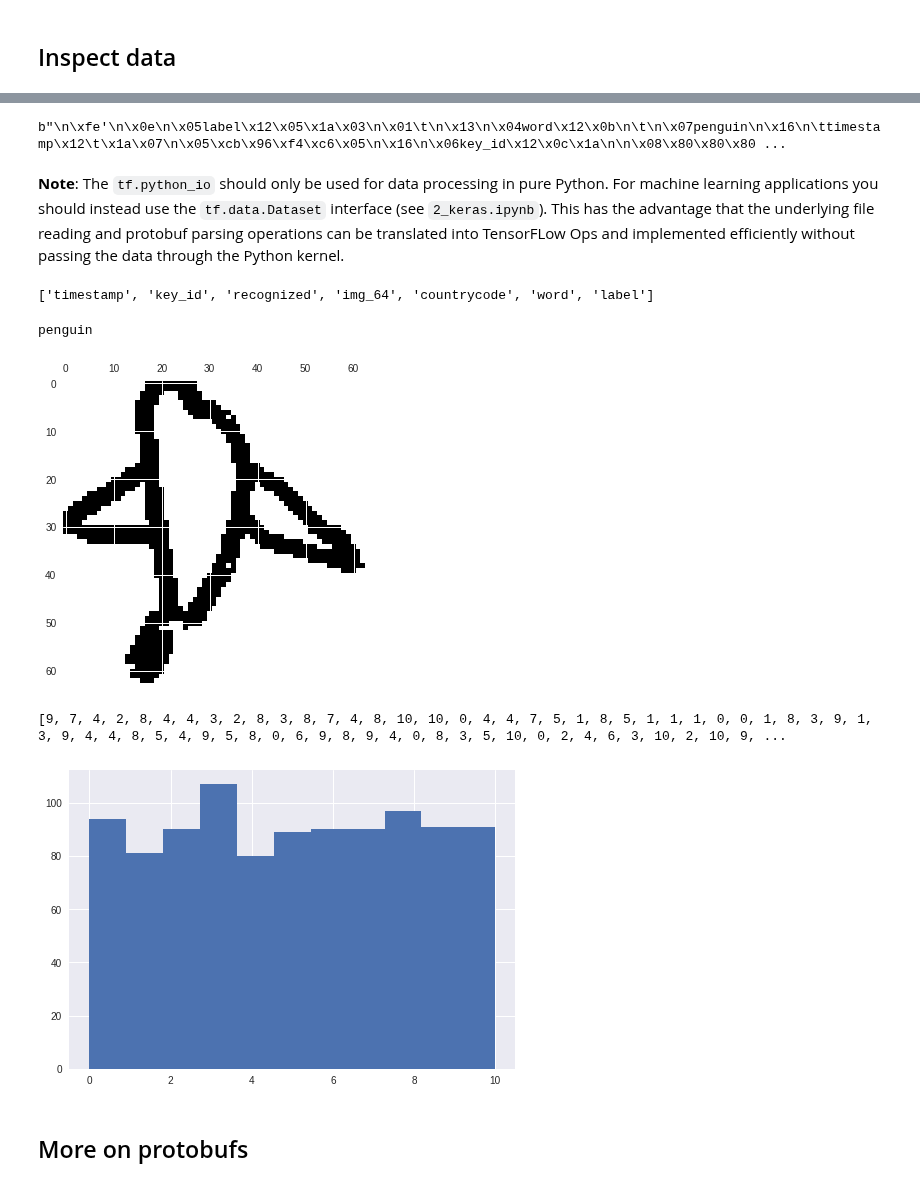
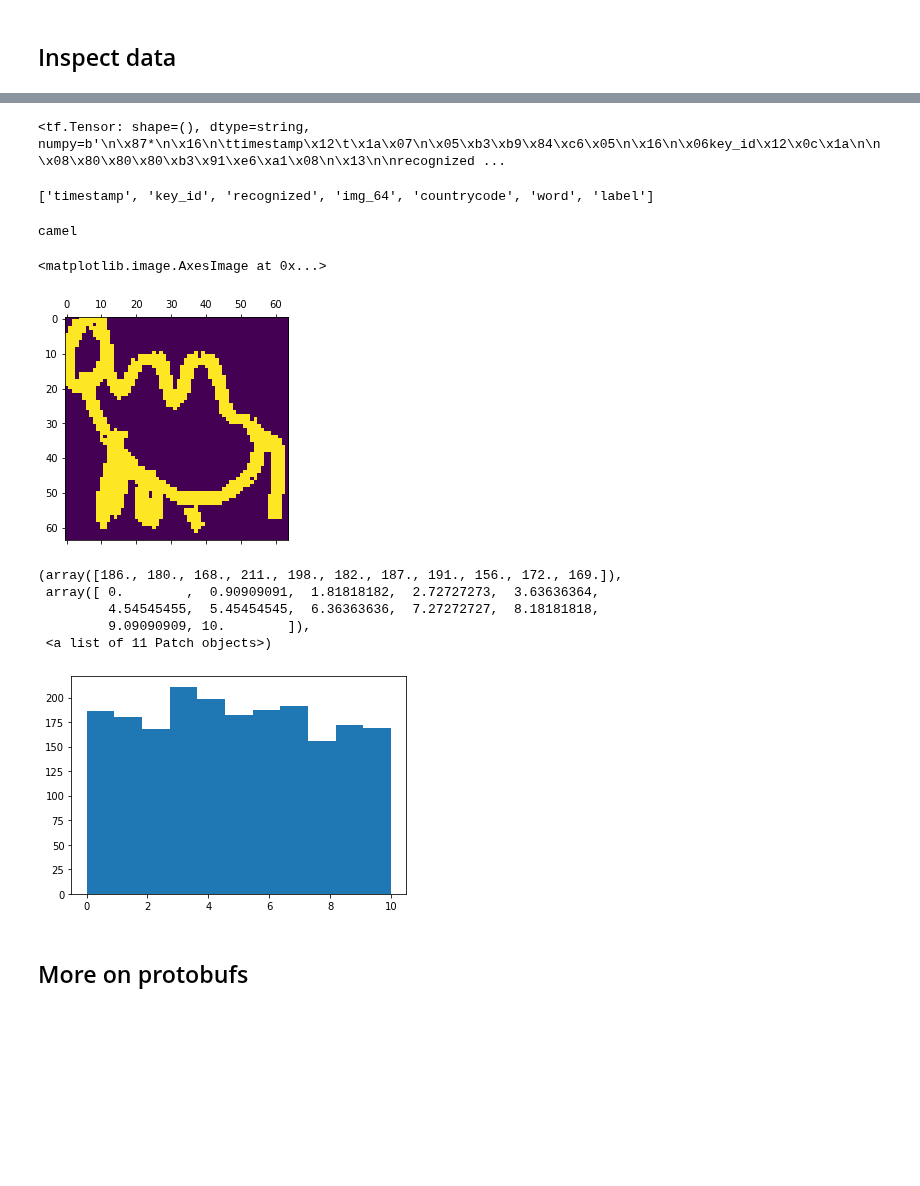
Before and after one commit to tensorflow/workshops, a Jupyter notebook: extras/amld/notebooks/solutions/1_data.ipynb, the cells around one changed output, grey strips where cells are left out. Cells and saved outputs as stored; diff of their text form; code cells hidden in the pictures; blank space fills up the shorter version.

Commit message:
Bumps extras/amld workshop content to TensorFlow 2
Other changes:
- updates slides accordingly
- use Python 3.6
- adds working TPU sections
- improves cloud commands
- many small changes

```diff
--- a/extras/amld/notebooks/solutions/1_data.ipynb
+++ b/extras/amld/notebooks/solutions/1_data.ipynb
@@ -785,21 +831,18 @@ total 2.9G
 # Let's look at a single file of the sharded dataset.
 tf_record_path = '{}/{}_img/eval-00000-of-00010'.format(data_path, dataset_name)
 # YOUR ACTION REQUIRED:
-# Use tf.python_io.tf_record_iterator() to read a single record from the file
-# an assign it to the variable "record".
-# What datatype has this record?
+# Use tf.data.TFRecordDataset() to read a single record from the file and assign
+# it to the variable `record`.
+# What data type has this record?
 #record = ...
 #record
 #--snip
-for record in tf.python_io.tf_record_iterator(tf_record_path):
+for record in tf.data.TFRecordDataset(tf_record_path):
   break
-# Efficient binary encoding of the protocol buffer.
+# The record is a string Tensor that encodes the serialized protocol buffer.
 record
 # %% [output]
-b"\n\xfe'\n\x0e\n\x05label\x12\x05\x1a\x03\n\x01\t\n\x13\n\x04word\x12\x0b\n\t\n\x07penguin\n\x16\n\ttimestamp\x12\t\x1a\x07\n\x05\xcb\x96\xf4\xc6\x05\n\x16\n\x06key_id\x12\x0c\x1a\n\n\x08\x80\x80\x80 ...
+<tf.Tensor: shape=(), dtype=string, numpy=b'\n\x87*\n\x16\n\ttimestamp\x12\t\x1a\x07\n\x05\xb3\xb9\x84\xc6\x05\n\x16\n\x06key_id\x12\x0c\x1a\n\n\x08\x80\x80\x80\xb3\x91\xe6\xa1\x08\n\x13\n\nrecognized ...
-# %% [markdown]
-**Note**:
-The `tf.python_io` should only be used for data processing in pure  Python. For machine learning applications you should instead use the `tf.data.Dataset` interface (see `2_keras.ipynb`). This has the advantage that the underlying file reading and protobuf parsing operations can be translated into TensorFLow Ops and implemented efficiently without passing the data through the Python kernel.
 # %%
 # Check out the features. They should correspond to what we generated in
 # make_example_img() above.
@@ -817,25 +861,30 @@ img_64 = example.features.feature['img_64'].int64_list.value  #img_64 =
 # %%
 # Visualize the image:
 print(labels[label_int])
-pyplot.matshow(np.array(img_64).reshape((64, 64)));
+plt.matshow(np.array(img_64).reshape((64, 64)))
 # %% [output]
-penguin
+camel
+<matplotlib.image.AxesImage at 0x...>
-[figure, old version]
+[figure, new version]
 # %%
 # YOUR ACTION REQUIRED:
 # Check that we have an equal distribution of labels in the training files.
 #--snip
 sample = []
-for i, record in enumerate(tf.python_io.tf_record_iterator(tf_record_path)):
+ds = tf.data.TFRecordDataset(tf_record_path)
+for i, record in enumerate(itertools.islice(ds, 10000)):
   example = tf.train.Example()
-  example.ParseFromString(record)
+  example.ParseFromString(record.numpy())
   sample.append(example.features.feature['label'].int64_list.value[0])
   if i == 10000: break
-pyplot.hist(sample, bins=len(labels))
-print(sample[:100])
+plt.hist(sample, bins=len(labels))
 # %% [output]
-[9, 7, 4, 2, 8, 4, 4, 3, 2, 8, 3, 8, 7, 4, 8, 10, 10, 0, 4, 4, 7, 5, 1, 8, 5, 1, 1, 1, 0, 0, 1, 8, 3, 9, 1, 3, 9, 4, 4, 8, 5, 4, 9, 5, 8, 0, 6, 9, 8, 9, 4, 0, 8, 3, 5, 10, 0, 2, 4, 6, 3, 10, 2, 10, 9, ...
+(array([186., 180., 168., 211., 198., 182., 187., 191., 156., 172., 169.]),
+ array([ 0.        ,  0.90909091,  1.81818182,  2.72727273,  3.63636364,
+         4.54545455,  5.45454545,  6.36363636,  7.27272727,  8.18181818,
+         9.09090909, 10.        ]),
+ <a list of 11 Patch objects>)
-[figure, old version]
+[figure, new version]
 # %% [markdown]
 ## More on protobufs
 # %%
```
Also changed, not shown: parts of 39 cells of this notebook, 10 other files.
